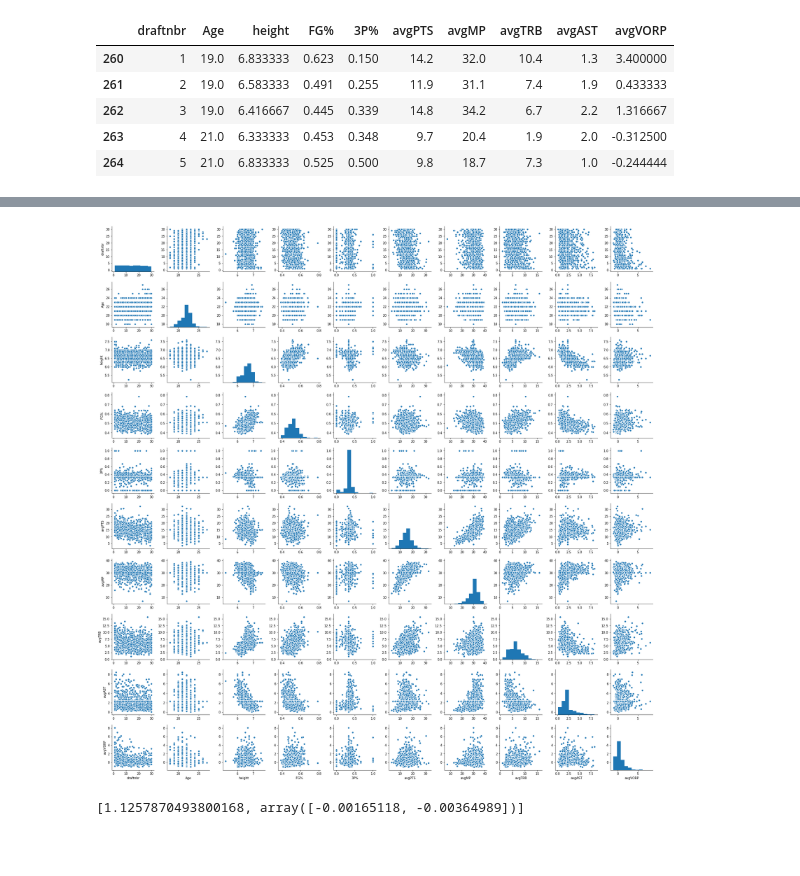
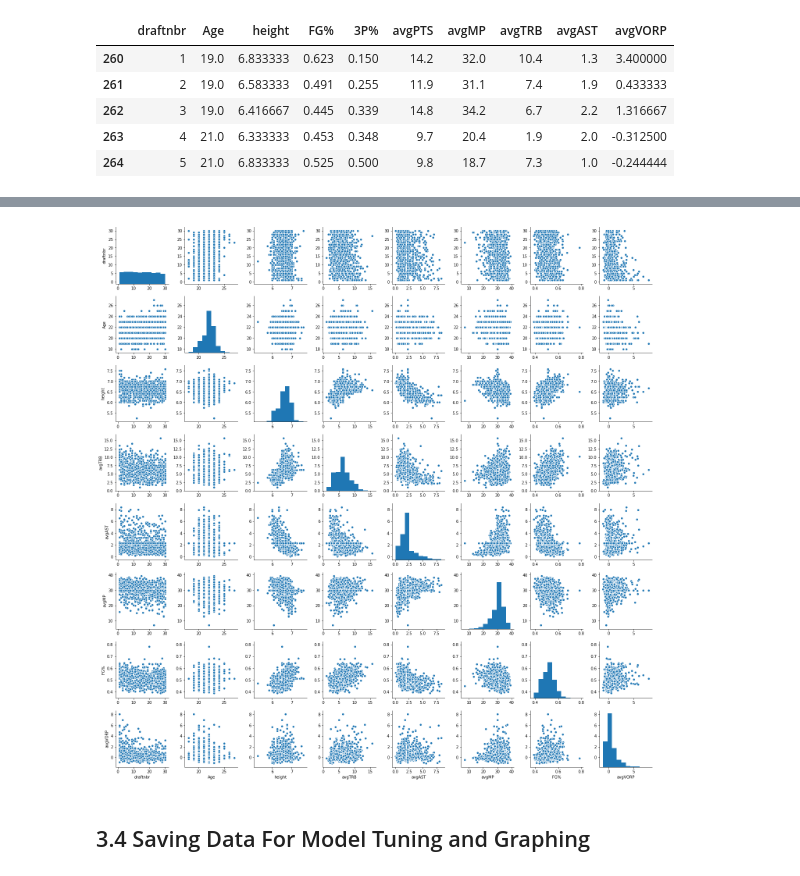
Before and after one commit to mkduchak/luther-project, a Jupyter notebook: 2_data_exploration.ipynb, the cells around one changed output, grey strips where cells are left out. Saved outputs shown, nothing was run; the diff lists cells and outputs as text; code cells hidden in the pictures; blank space fills up the shorter version.

```diff
--- a/2_data_exploration.ipynb
+++ b/2_data_exploration.ipynb
@@ -163,9 +184,11 @@ modeldata.corr()
 | avgTRB | -0.185212 | -0.008746 | 0.575853 | 0.482510 | -0.177176 | 0.275686 | 0.105942 | 1.000000 | -0.439099 | 0.180953 |
 | avgAST | -0.056676 | -0.033342 | -0.632537 | -0.447735 | 0.212047 | 0.154072 | 0.397423 | -0.439099 | 1.000000 | 0.164152 |
 | avgVORP | -0.368640 | -0.216046 | -0.008218 | 0.100795 | 0.096097 | 0.120581 | 0.117598 | 0.180953 | 0.164152 | 1.000000 |
-# %%
-sns.pairplot(modeldata);
-# %% [output]
-[figure, removed]
+# %%
+sns.pairplot(modeldata[['draftnbr','Age','height','avgTRB','avgAST','avgMP','FG%','avgVORP']]);
+# %% [output]
+[figure, added]
+# %% [markdown]
+## 3.4 Saving Data For Model Tuning and Graphing
 # %%
 modeldata.to_pickle('data/modeldata.pkl')
@@ -178,7 +194,0 @@ y_log = np.log10(np.array(y)+1e1)
-# %%
-logreg = LinearRegression()
-logreg.fit(X,y_log)
-x = [logreg.intercept_,logreg.coef_]
-x
-# %% [output]
-[1.1257870493800168, array([-0.00165118, -0.00364989])]
```
Also changed, not shown: parts of 11 cells of this notebook.
